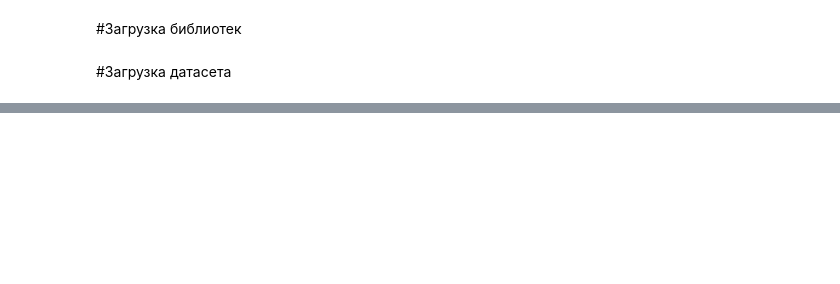
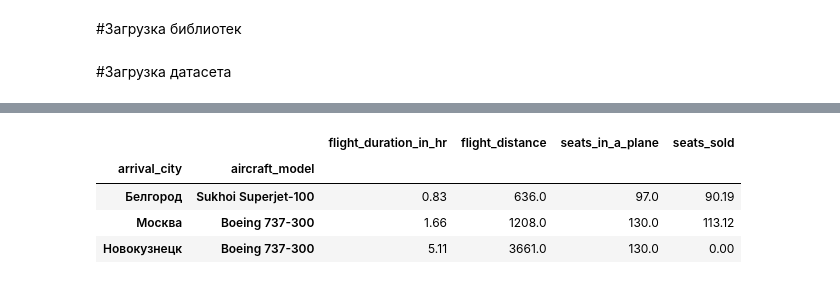
Before and after one commit to akitim/SkillFactory_projects, a Jupyter notebook: Akimkin_Timofey_Проект_4_Авиарейсы_без_потерь_EDA.ipynb, the cells around one changed output, grey strips where cells are left out. Saved outputs shown, nothing was run; the diff lists cells and outputs as text; code cells hidden in the pictures; blank space fills up the shorter version.

```diff
--- a/Akimkin_Timofey_Проект_4_Авиарейсы_без_потерь_EDA.ipynb
+++ b/Akimkin_Timofey_Проект_4_Авиарейсы_без_потерь_EDA.ipynb
@@ -88,0 +111,13 @@ data.groupby(by=['arrival_[city', 'aircraft_model'])[]].count()
+# %%
+data.columns
+df1 = pd.DataFrame(data.groupby(by=['arrival_city', 'aircraft_model'])['departure_city'].count())
+df1.columns = ['num_of_flights']
+
+df2 = data.groupby(by=['arrival_city', 'aircraft_model']).mean()
+df2
+# %% [output]
+|  |  | flight_duration_in_hr | flight_distance | seats_in_a_plane | seats_sold |
+| arrival_city | aircraft_model |  |  |  |  |
+| Белгород | Sukhoi Superjet-100 | 0.83 | 636.0 | 97.0 | 90.19 |
+| Москва | Boeing 737-300 | 1.66 | 1208.0 | 130.0 | 113.12 |
+| Новокузнецк | Boeing 737-300 | 5.11 | 3661.0 | 130.0 | 0.00 |
```
Also changed, not shown: parts of 9 cells of this notebook.
